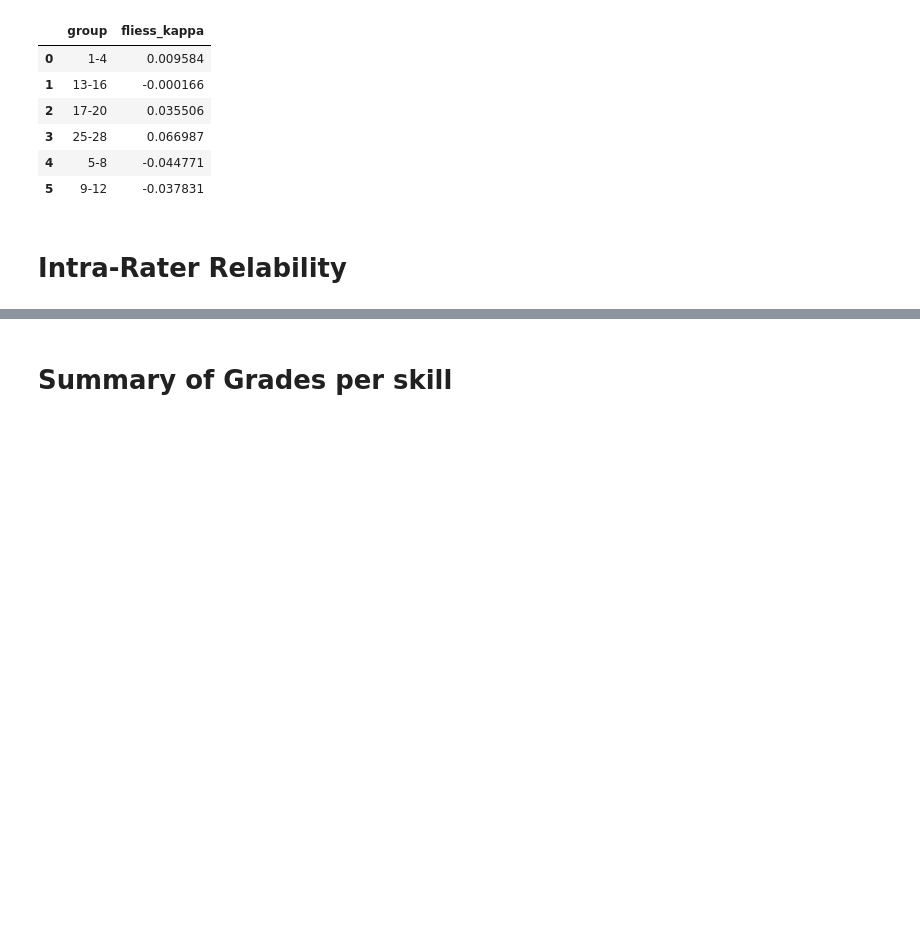
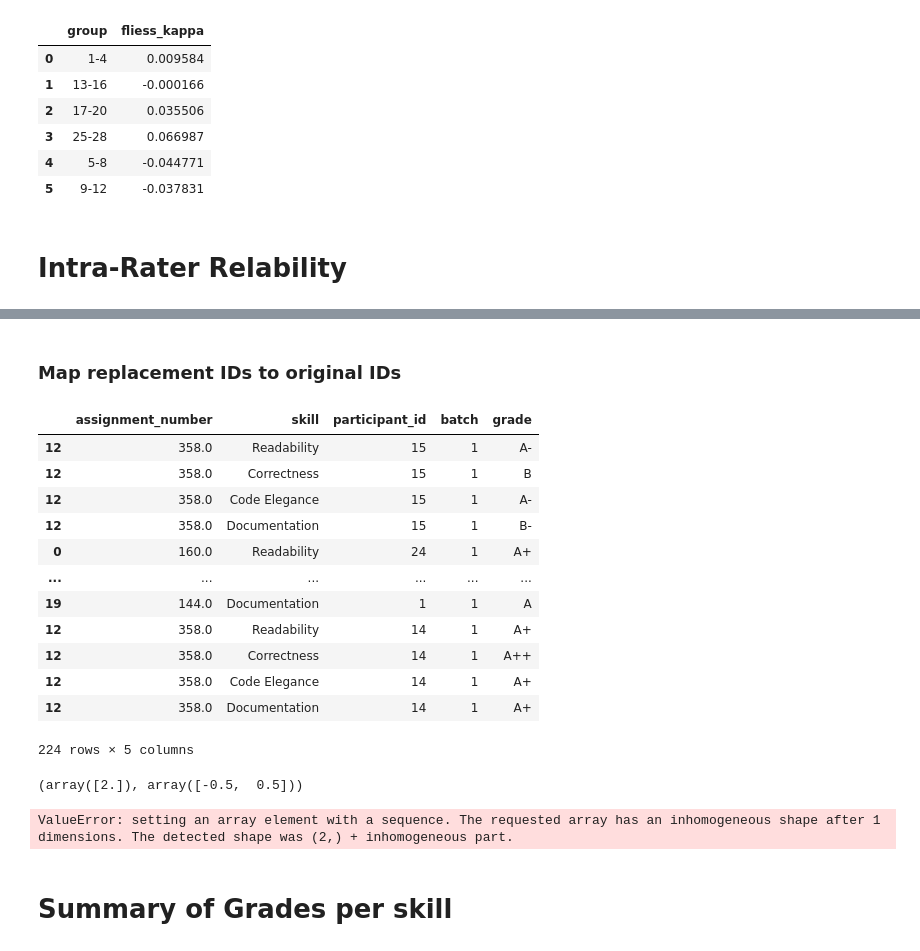
Before and after one commit to m-messer/Consistency_In_Grading_Analysis, a Jupyter notebook: grades_analysis.ipynb, the cells around one changed output, grey strips where cells are left out. Saved outputs shown, nothing was run; the diff lists cells and outputs as text; code cells hidden in the pictures; blank space fills up the shorter version.

```diff
--- a/grades_analysis.ipynb
+++ b/grades_analysis.ipynb
@@ -143,3 +154,33 @@ results_df[['group', 'fliess_kappa']].groupby('group').mean().reset_index()
+# %% [markdown]
+### Map replacement IDs to original IDs
+# %%
+intra_rater_df['assignment_number'] = intra_rater_df['assignment_number'].apply(lambda x: x if x not in DUPLICATE_MAP.keys() else DUPLICATE_MAP[x])
+intra_rater_df
+# %% [output]
+|  | assignment_number | skill | participant_id | batch | grade |
+| 12 | 358.0 | Readability | 15 | 1 | A- |
+| 12 | 358.0 | Correctness | 15 | 1 | B |
+| 12 | 358.0 | Code Elegance | 15 | 1 | A- |
+| 12 | 358.0 | Documentation | 15 | 1 | B- |
+| 0 | 160.0 | Readability | 24 | 1 | A+ |
+| ... | ... | ... | ... | ... | ... |
+| 19 | 144.0 | Documentation | 1 | 1 | A |
+| 12 | 358.0 | Readability | 14 | 1 | A+ |
+| 12 | 358.0 | Correctness | 14 | 1 | A++ |
+| 12 | 358.0 | Code Elegance | 14 | 1 | A+ |
+| 12 | 358.0 | Documentation | 14 | 1 | A+ |
+224 rows × 5 columns
+# %%
+# TODO: Figure out how to evaluate the intra-rater reliability
+participant_df = intra_rater_df[(intra_rater_df['participant_id'] == 3) & (intra_rater_df['skill'] == 'Correctness')]
+temp_df = participant_df[['grade', 'batch', 'assignment_number']].groupby(['grade', 'batch']).count().reset_index().rename(columns={'assignment_number': 'count'})
+# temp_df['grade2'] = temp_df['grade']
+table = to_table(temp_df.pivot(index='batch', columns='grade', values='count'))
+print(table)
+cohens_kappa(table)
+# %% [output]
+(array([2.]), array([-0.5,  0.5]))
+ValueError: setting an array element with a sequence. The requested array has an inhomogeneous shape after 1 dimensions. The detected shape was (2,) + inhomogeneous part.
 # %% [markdown]
 # Summary of Grades per skill
 # %%
```
Also changed, not shown: parts of 6 cells of this notebook.
